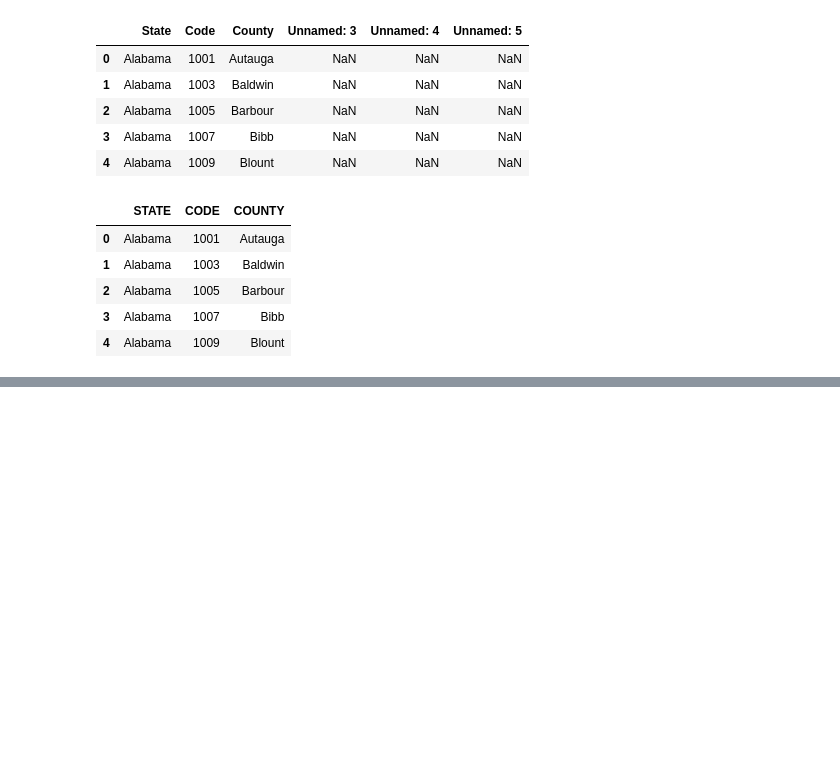
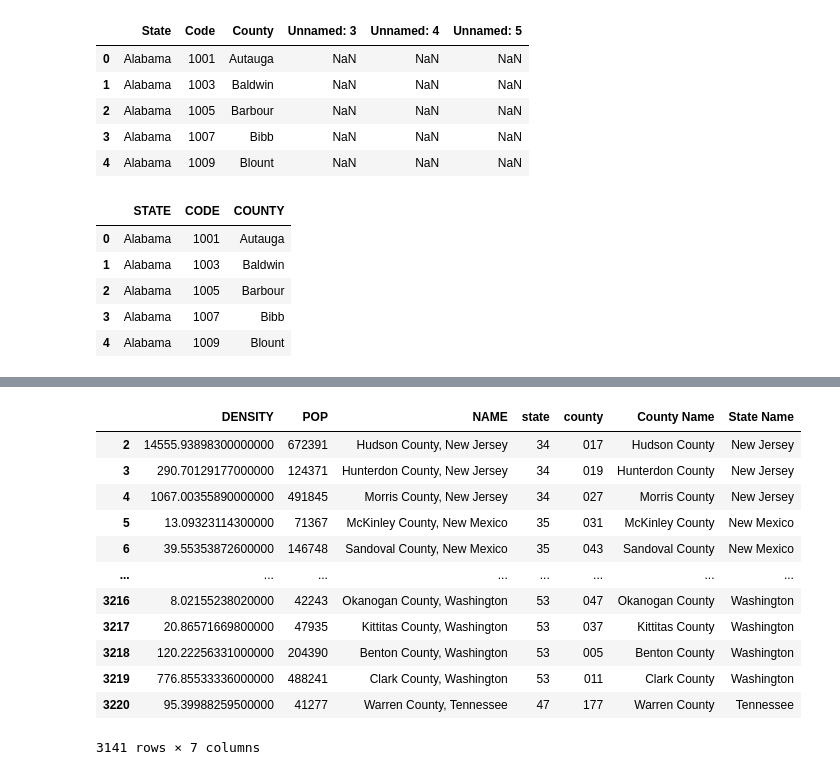
Before and after one commit to melindaeudy/Project_1, a Jupyter notebook: Project_1.ipynb, the cells around one changed output, grey strips where cells are left out. Saved outputs shown, nothing was run; the diff lists cells and outputs as text; code cells hidden in the pictures; blank space fills up the shorter version.

```diff
--- a/Project_1.ipynb
+++ b/Project_1.ipynb
@@ -128,0 +214,29 @@ merged_UCR_Crime_df.head(15)
+# %%
+# Bring in data from the US census per county
+#------population density per county
+#------median income per county
+response = requests.get(f'https://api.census.gov/data/2019/pep/population?get=DENSITY,POP,NAME&for=county:*').json()
+
+# locate the first row and make it the column name and then drop row 0
+county_dens_df = pd.DataFrame(response)
+county_dens_df.columns = county_dens_df.iloc[0]
+county_dens_df = county_dens.drop([1])
+
+# delete and null info and reset the index
+county_dens_df = county_dens_df.dropna(how='any')
+county_dens_df.reset_index()
+county_dens_df
+# %% [output]
+|  | DENSITY | POP | NAME | state | county | County Name | State Name |
+| 2 | 14555.93898300000000 | 672391 | Hudson County, New Jersey | 34 | 017 | Hudson County | New Jersey |
+| 3 | 290.70129177000000 | 124371 | Hunterdon County, New Jersey | 34 | 019 | Hunterdon County | New Jersey |
+| 4 | 1067.00355890000000 | 491845 | Morris County, New Jersey | 34 | 027 | Morris County | New Jersey |
+| 5 | 13.09323114300000 | 71367 | McKinley County, New Mexico | 35 | 031 | McKinley County | New Mexico |
+| 6 | 39.55353872600000 | 146748 | Sandoval County, New Mexico | 35 | 043 | Sandoval County | New Mexico |
+| ... | ... | ... | ... | ... | ... | ... | ... |
+| 3216 | 8.02155238020000 | 42243 | Okanogan County, Washington | 53 | 047 | Okanogan County | Washington |
+| 3217 | 20.86571669800000 | 47935 | Kittitas County, Washington | 53 | 037 | Kittitas County | Washington |
+| 3218 | 120.22256331000000 | 204390 | Benton County, Washington | 53 | 005 | Benton County | Washington |
+| 3219 | 776.85533336000000 | 488241 | Clark County, Washington | 53 | 011 | Clark County | Washington |
+| 3220 | 95.39988259500000 | 41277 | Warren County, Tennessee | 47 | 177 | Warren County | Tennessee |
+3141 rows × 7 columns
```
Also changed, not shown: parts of 7 cells of this notebook.
